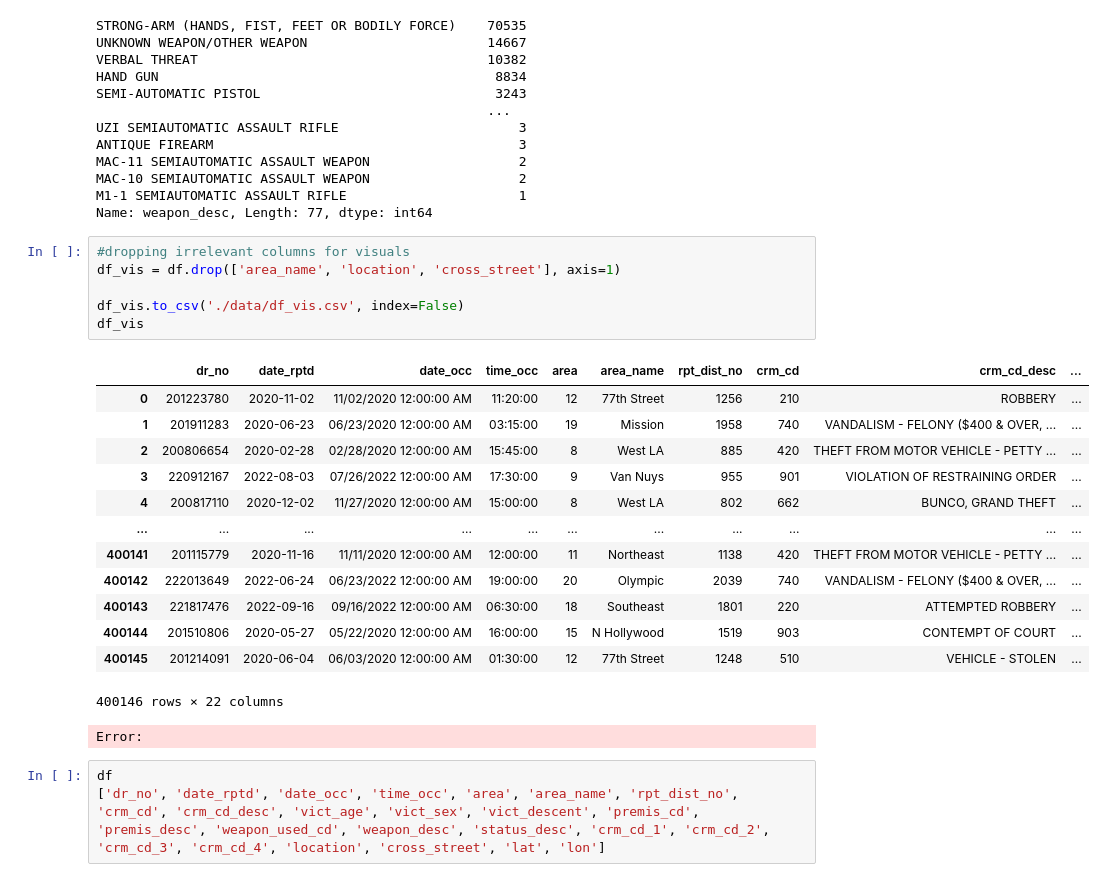
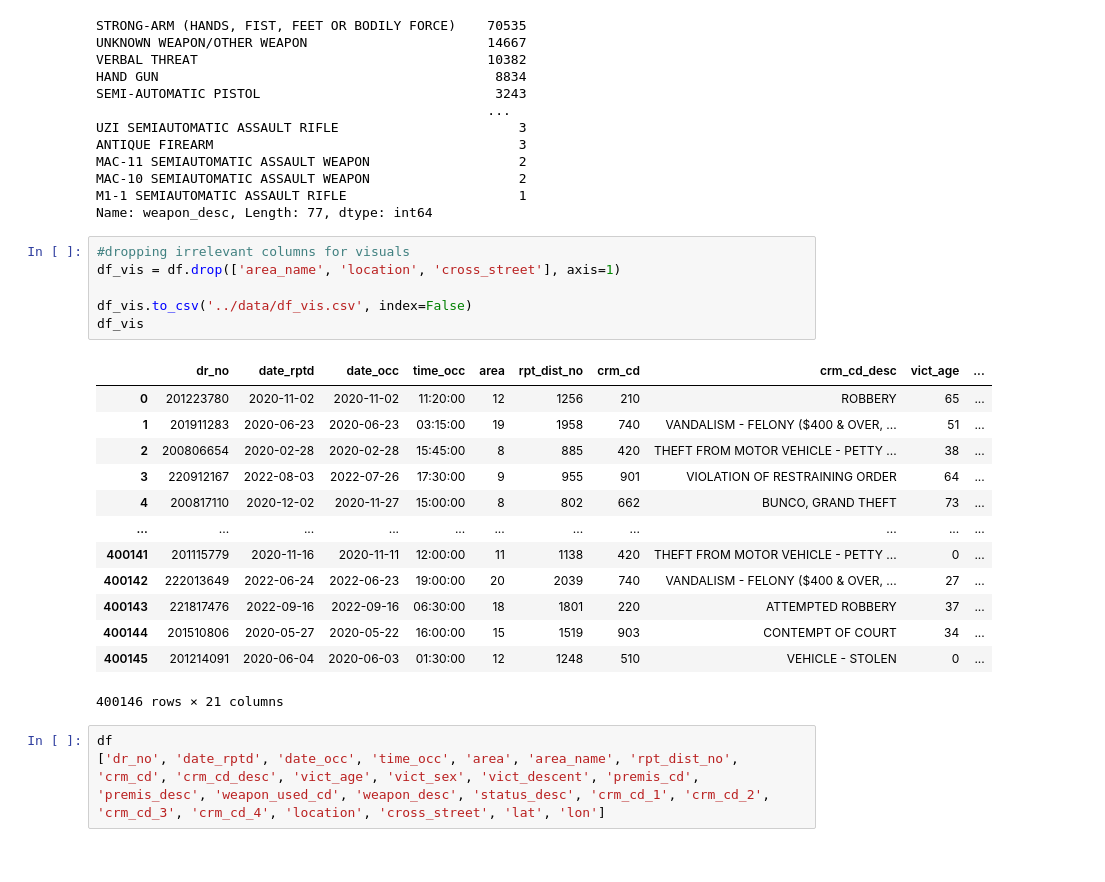
Before and after one commit to jdormaar/Boardgame_Preferences_Predictive_Analysis, a Jupyter notebook: Competitions/Analyzing Crime in LA/Workbook/notebook.ipynb, the cells around one changed output. Saved outputs shown, nothing was run; the diff lists cells and outputs as text.

```diff
--- a/Competitions/Analyzing Crime in LA/Workbook/notebook.ipynb
+++ b/Competitions/Analyzing Crime in LA/Workbook/notebook.ipynb
@@ -810,24 +796,23 @@ Name: weapon_desc, Length: 77, dtype: int64
 # %%
 #dropping irrelevant columns for visuals
 df_vis = df.drop(['area_name', 'location', 'cross_street'], axis=1)
 
-df_vis.to_csv('./data/df_vis.csv', index=False)
+df_vis.to_csv('../data/df_vis.csv', index=False)
 df_vis
 # %% [output]
-|  | dr_no | date_rptd | date_occ | time_occ | area | area_name | rpt_dist_no | crm_cd | crm_cd_desc | ... |
-| 0 | 201223780 | 2020-11-02 | 11/02/2020 12:00:00 AM | 11:20:00 | 12 | 77th Street | 1256 | 210 | ROBBERY | ... |
-| 1 | 201911283 | 2020-06-23 | 06/23/2020 12:00:00 AM | 03:15:00 | 19 | Mission | 1958 | 740 | VANDALISM - FELONY ($400 & OVER, ... | ... |
-| 2 | 200806654 | 2020-02-28 | 02/28/2020 12:00:00 AM | 15:45:00 | 8 | West LA | 885 | 420 | THEFT FROM MOTOR VEHICLE - PETTY ... | ... |
-| 3 | 220912167 | 2022-08-03 | 07/26/2022 12:00:00 AM | 17:30:00 | 9 | Van Nuys | 955 | 901 | VIOLATION OF RESTRAINING ORDER | ... |
-| 4 | 200817110 | 2020-12-02 | 11/27/2020 12:00:00 AM | 15:00:00 | 8 | West LA | 802 | 662 | BUNCO, GRAND THEFT | ... |
+|  | dr_no | date_rptd | date_occ | time_occ | area | rpt_dist_no | crm_cd | crm_cd_desc | vict_age | ... |
+| 0 | 201223780 | 2020-11-02 | 2020-11-02 | 11:20:00 | 12 | 1256 | 210 | ROBBERY | 65 | ... |
+| 1 | 201911283 | 2020-06-23 | 2020-06-23 | 03:15:00 | 19 | 1958 | 740 | VANDALISM - FELONY ($400 & OVER, ... | 51 | ... |
+| 2 | 200806654 | 2020-02-28 | 2020-02-28 | 15:45:00 | 8 | 885 | 420 | THEFT FROM MOTOR VEHICLE - PETTY ... | 38 | ... |
+| 3 | 220912167 | 2022-08-03 | 2022-07-26 | 17:30:00 | 9 | 955 | 901 | VIOLATION OF RESTRAINING ORDER | 64 | ... |
+| 4 | 200817110 | 2020-12-02 | 2020-11-27 | 15:00:00 | 8 | 802 | 662 | BUNCO, GRAND THEFT | 73 | ... |
 | ... | ... | ... | ... | ... | ... | ... | ... | ... | ... | ... |
-| 400141 | 201115779 | 2020-11-16 | 11/11/2020 12:00:00 AM | 12:00:00 | 11 | Northeast | 1138 | 420 | THEFT FROM MOTOR VEHICLE - PETTY ... | ... |
-| 400142 | 222013649 | 2022-06-24 | 06/23/2022 12:00:00 AM | 19:00:00 | 20 | Olympic | 2039 | 740 | VANDALISM - FELONY ($400 & OVER, ... | ... |
-| 400143 | 221817476 | 2022-09-16 | 09/16/2022 12:00:00 AM | 06:30:00 | 18 | Southeast | 1801 | 220 | ATTEMPTED ROBBERY | ... |
-| 400144 | 201510806 | 2020-05-27 | 05/22/2020 12:00:00 AM | 16:00:00 | 15 | N Hollywood | 1519 | 903 | CONTEMPT OF COURT | ... |
-| 400145 | 201214091 | 2020-06-04 | 06/03/2020 12:00:00 AM | 01:30:00 | 12 | 77th Street | 1248 | 510 | VEHICLE - STOLEN | ... |
+| 400141 | 201115779 | 2020-11-16 | 2020-11-11 | 12:00:00 | 11 | 1138 | 420 | THEFT FROM MOTOR VEHICLE - PETTY ... | 0 | ... |
+| 400142 | 222013649 | 2022-06-24 | 2022-06-23 | 19:00:00 | 20 | 2039 | 740 | VANDALISM - FELONY ($400 & OVER, ... | 27 | ... |
+| 400143 | 221817476 | 2022-09-16 | 2022-09-16 | 06:30:00 | 18 | 1801 | 220 | ATTEMPTED ROBBERY | 37 | ... |
+| 400144 | 201510806 | 2020-05-27 | 2020-05-22 | 16:00:00 | 15 | 1519 | 903 | CONTEMPT OF COURT | 34 | ... |
+| 400145 | 201214091 | 2020-06-04 | 2020-06-03 | 01:30:00 | 12 | 1248 | 510 | VEHICLE - STOLEN | 0 | ... |
-400146 rows × 22 columns
+400146 rows × 21 columns
-Error:
 # %%
 df
 ['dr_no', 'date_rptd', 'date_occ', 'time_occ', 'area', 'area_name', 'rpt_dist_no', 'crm_cd', 'crm_cd_desc', 'vict_age', 'vict_sex', 'vict_descent', 'premis_cd', 'premis_desc', 'weapon_used_cd', 'weapon_desc', 'status_desc', 'crm_cd_1', 'crm_cd_2', 'crm_cd_3', 'crm_cd_4', 'location', 'cross_street', 'lat', 'lon']
```
Also changed, not shown: parts of 11 cells of this notebook, 2 other files.
